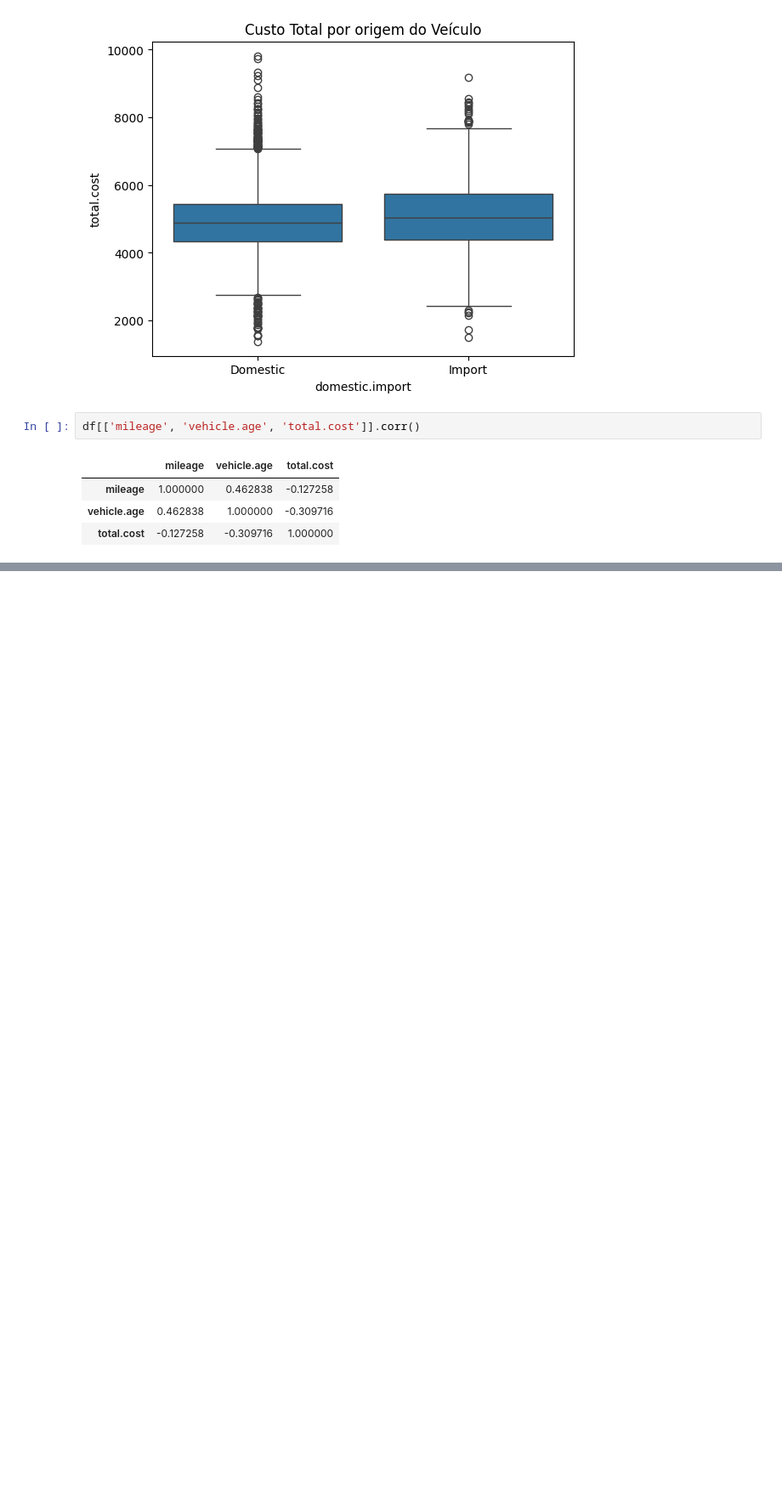
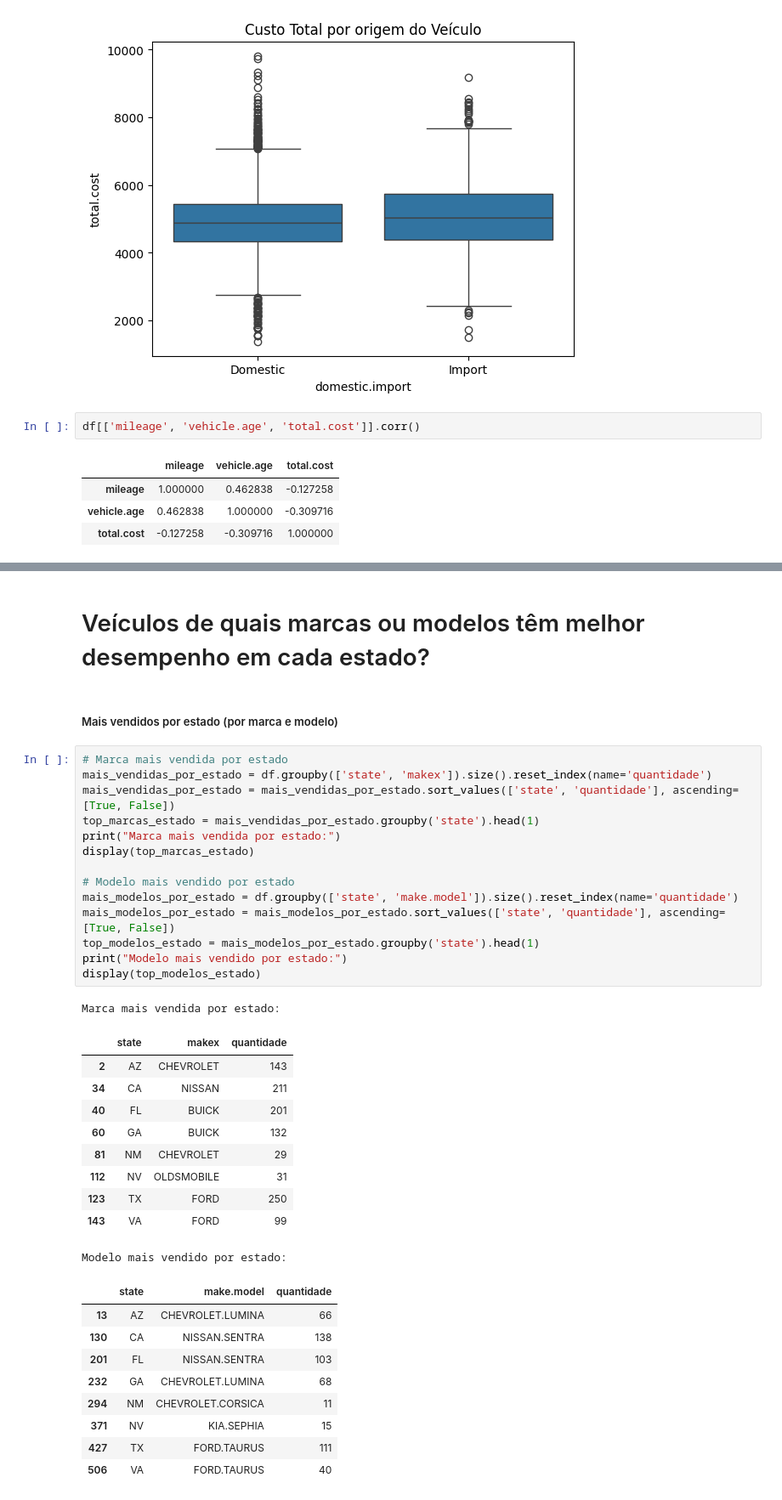
Before and after one commit to lucaslucena-la/Data_Science, a Jupyter notebook: carrosUsados_dataset/carros_usados.ipynb, the cells around one changed output, grey strips where cells are left out. Shown at 85% size. Drawn from its saved outputs; the diff is of its cells as text; blank space fills up the shorter version.

```diff
--- a/carrosUsados_dataset/carros_usados.ipynb
+++ b/carrosUsados_dataset/carros_usados.ipynb
@@ -614,0 +759,39 @@ df[['mileage', 'vehicle.age', 'total.cost']].corr()
+# %% [markdown]
+# Veículos de quais marcas ou modelos têm melhor desempenho em cada estado?
+# %% [markdown]
+##### Mais vendidos por estado (por marca e modelo)
+# %%
+# Marca mais vendida por estado
+mais_vendidas_por_estado = df.groupby(['state', 'makex']).size().reset_index(name='quantidade')
+mais_vendidas_por_estado = mais_vendidas_por_estado.sort_values(['state', 'quantidade'], ascending=[True, False])
+top_marcas_estado = mais_vendidas_por_estado.groupby('state').head(1)
+print("Marca mais vendida por estado:")
+display(top_marcas_estado)
+
+# Modelo mais vendido por estado
+mais_modelos_por_estado = df.groupby(['state', 'make.model']).size().reset_index(name='quantidade')
+mais_modelos_por_estado = mais_modelos_por_estado.sort_values(['state', 'quantidade'], ascending=[True, False])
+top_modelos_estado = mais_modelos_por_estado.groupby('state').head(1)
+print("Modelo mais vendido por estado:")
+display(top_modelos_estado)
+# %% [output]
+Marca mais vendida por estado:
+|  | state | makex | quantidade |
+| 2 | AZ | CHEVROLET | 143 |
+| 34 | CA | NISSAN | 211 |
+| 40 | FL | BUICK | 201 |
+| 60 | GA | BUICK | 132 |
+| 81 | NM | CHEVROLET | 29 |
+| 112 | NV | OLDSMOBILE | 31 |
+| 123 | TX | FORD | 250 |
+| 143 | VA | FORD | 99 |
+Modelo mais vendido por estado:
+|  | state | make.model | quantidade |
+| 13 | AZ | CHEVROLET.LUMINA | 66 |
+| 130 | CA | NISSAN.SENTRA | 138 |
+| 201 | FL | NISSAN.SENTRA | 103 |
+| 232 | GA | CHEVROLET.LUMINA | 68 |
+| 294 | NM | CHEVROLET.CORSICA | 11 |
+| 371 | NV | KIA.SEPHIA | 15 |
+| 427 | TX | FORD.TAURUS | 111 |
+| 506 | VA | FORD.TAURUS | 40 |
```
Also changed, not shown: parts of 11 cells of this notebook.
